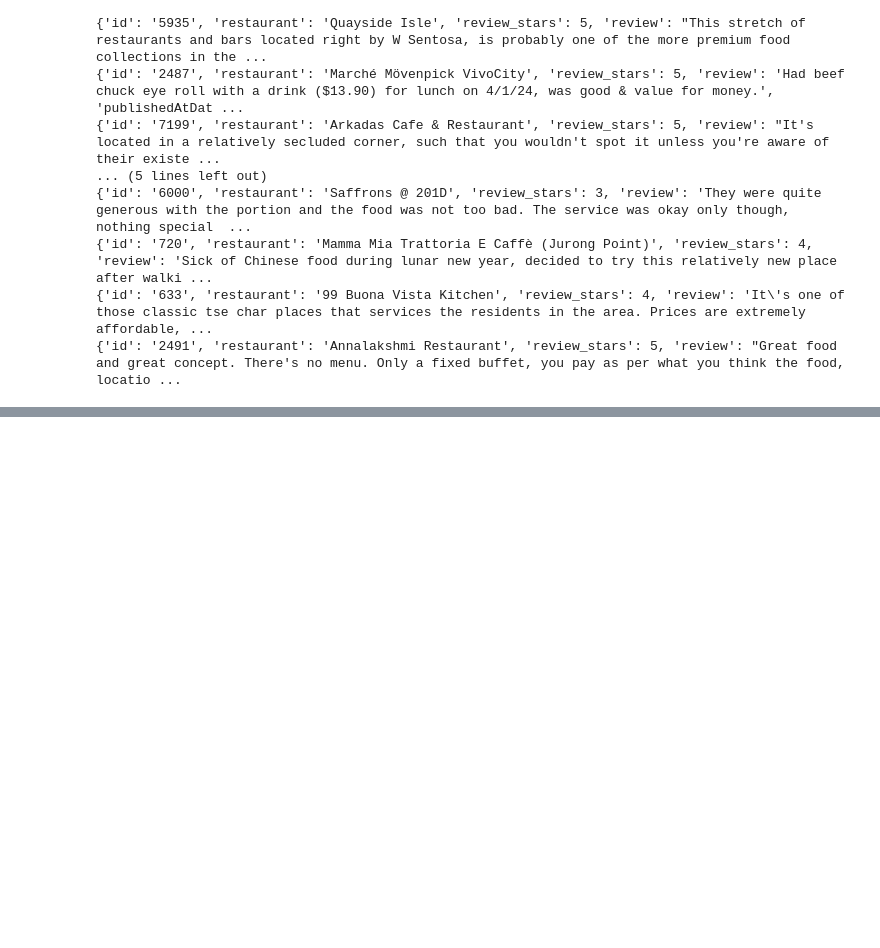
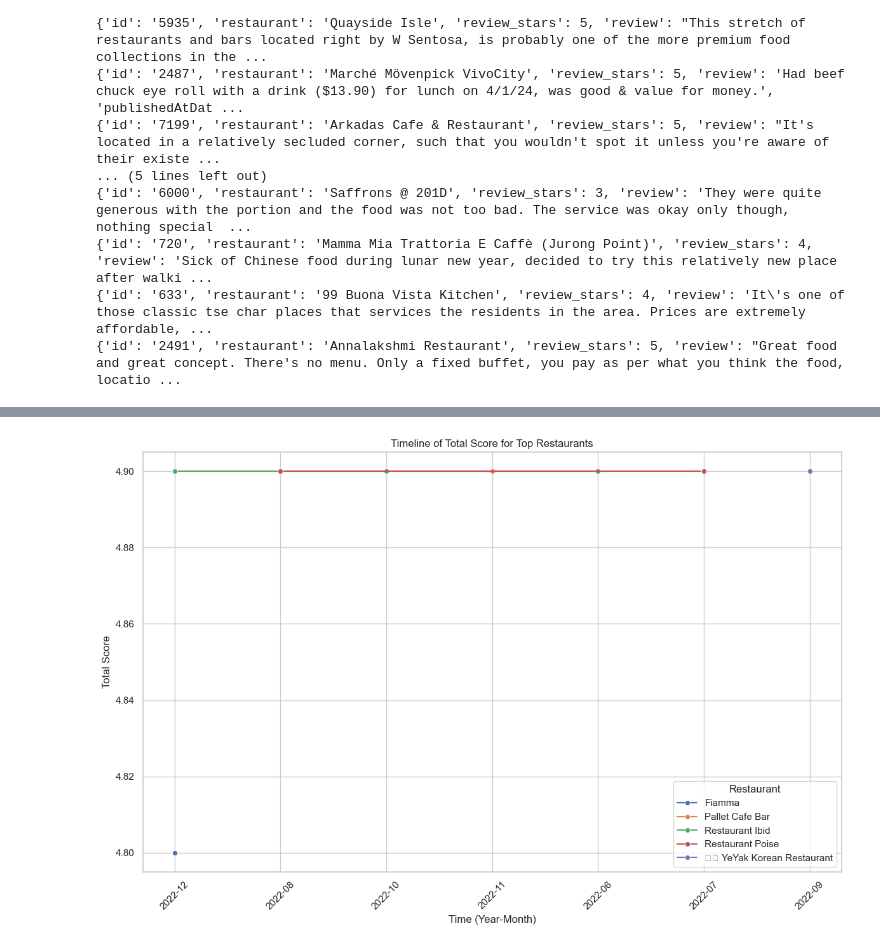
Before and after one commit to Sherwinnn/CZ4034-IR-Group, a Jupyter notebook: indexing_querying/test_queries.ipynb, the cells around one changed output, grey strips where cells are left out. Saved outputs shown, nothing was run; the diff lists cells and outputs as text; code cells hidden in the pictures; blank space fills up the shorter version.

```diff
--- a/indexing_querying/test_queries.ipynb
+++ b/indexing_querying/test_queries.ipynb
@@ -779,0 +923,31 @@ Top 20 restaurants by qualityScore:
+# %%
+import matplotlib.pyplot as plt
+import seaborn as sns
+
+def plot_restaurant_performance(restaurant_performance):
+    # Convert 'year_month' to string for plotting
+    restaurant_performance['year_month'] = restaurant_performance['year_month'].astype(str)
+
+    # Set the style of the plot
+    sns.set(style="whitegrid")
+
+    # Create a line plot of 'totalScore' over 'year_month' for each 'restaurant'
+    plt.figure(figsize=(12, 8))
+    sns.lineplot(data=restaurant_performance, x='year_month', y='totalScore', hue='restaurant', marker='o')
+
+    # Set plot labels and title
+    plt.xlabel('Time (Year-Month)')
+    plt.ylabel('Total Score')
+    plt.title('Timeline of Total Score for Top Restaurants')
+    plt.xticks(rotation=45)  # Rotate x-axis labels for better readability
+
+    # Show the plot
+    plt.legend(title='Restaurant')
+    plt.tight_layout()
+    plt.show()
+
+
+# Example usage:
+plot_restaurant_performance(restaurant_performance)
+# %% [output]
+[figure, added]
```
Also changed, not shown: parts of 22 cells of this notebook, 2 other files.
